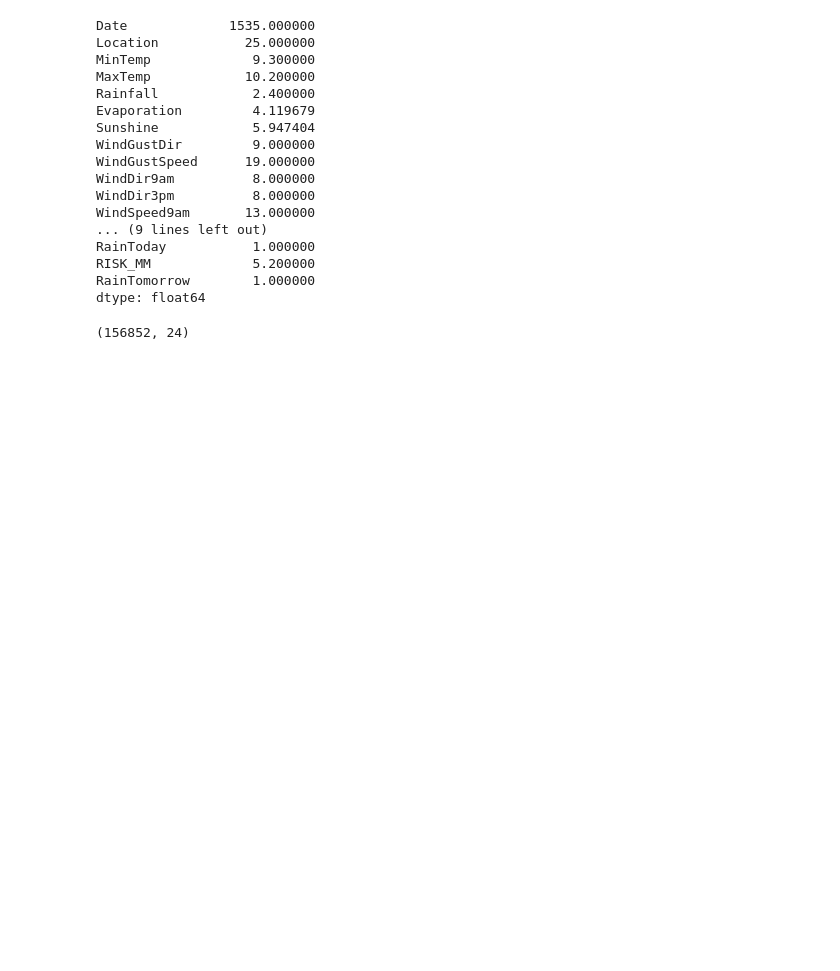
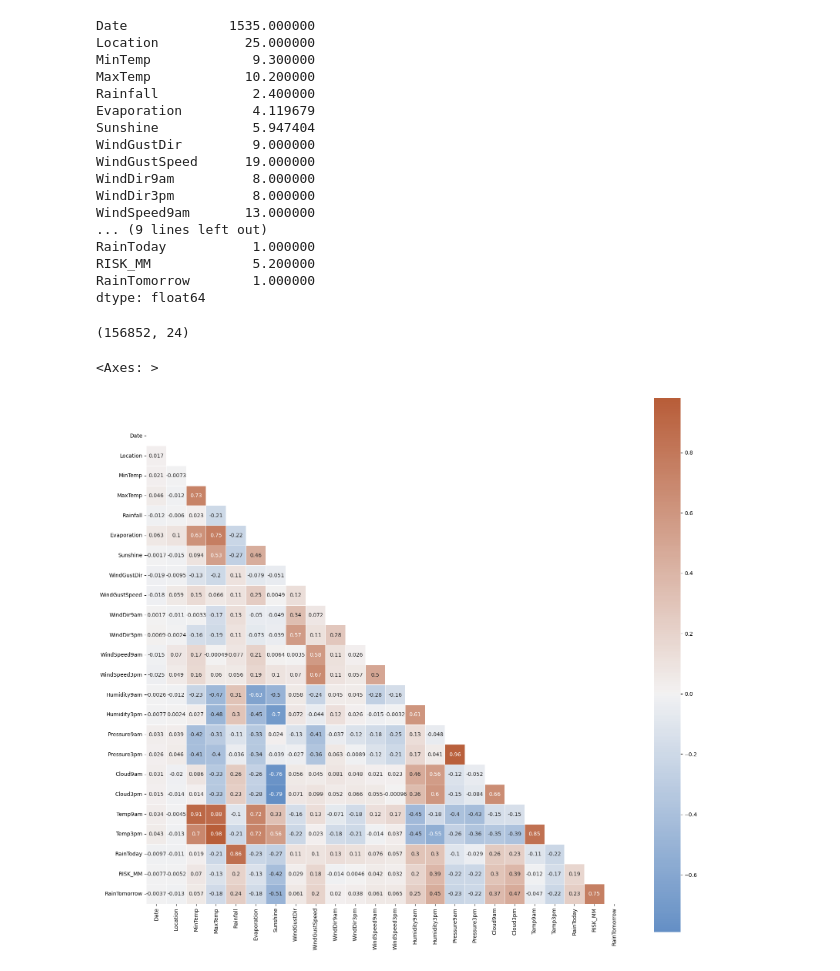
Before and after one commit to GAUTAMSANSWAL/Rainfall-Prediction, a Jupyter notebook: model.ipynb, the cells around one changed output. Cells and saved outputs as stored; diff of their text form; code cells hidden in the pictures; blank space fills up the shorter version.

```diff
--- a/model.ipynb
+++ b/model.ipynb
@@ -167,3 +167,16 @@ MiceImputed = MiceImputed[~((MiceImputed < (Q1 - 1.5 * IQR)) |(MiceImputed > (Q3
 MiceImputed.shape
 # %% [output]
 (156852, 24)
+# %%
+# Correlation Heatmap
+import numpy as np
+import matplotlib.pyplot as plt
+import seaborn as sns
+corr = MiceImputed.corr()
+mask = np.triu(np.ones_like(corr, dtype=np.bool_))
+f, ax = plt.subplots(figsize=(20, 20))
+cmap = sns.diverging_palette(250, 25, as_cmap=True)
+sns.heatmap(corr, mask=mask, cmap=cmap, vmax=None, center=0,square=True, annot=True, linewidths=.5, cbar_kws={"shrink": .9})
+# %% [output]
+<Axes: >
+[figure, added]
```
Also changed, not shown: parts of 9 cells of this notebook.
